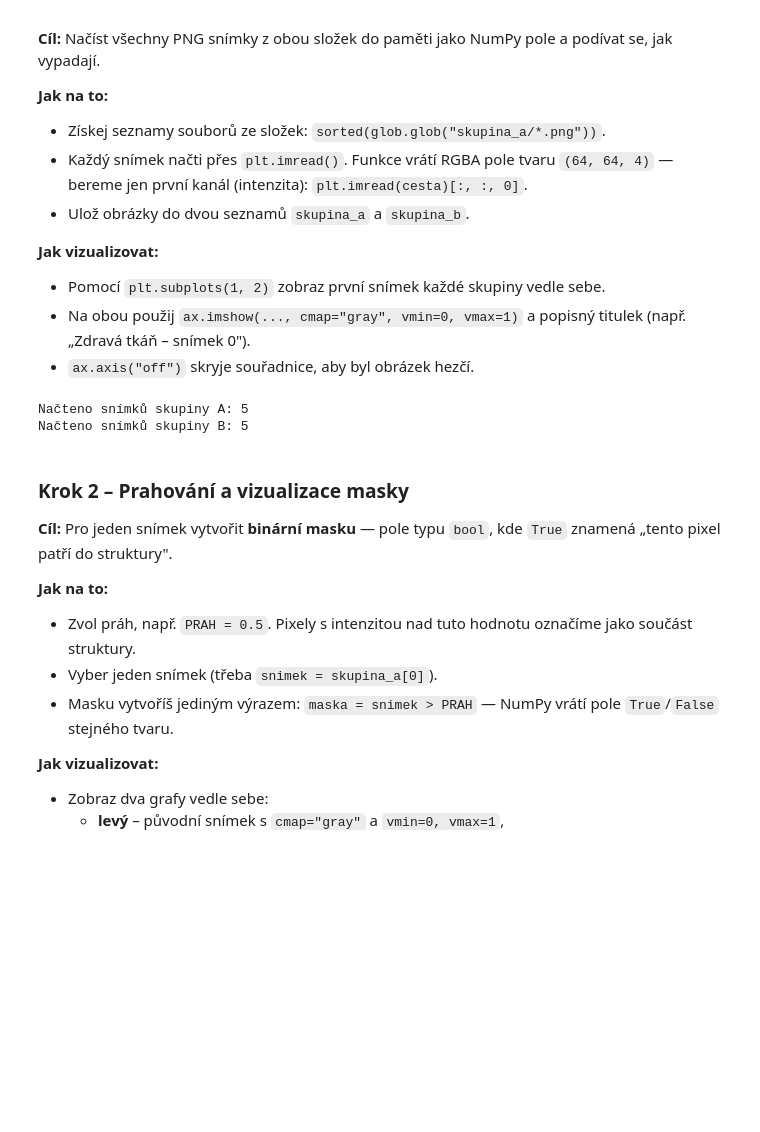
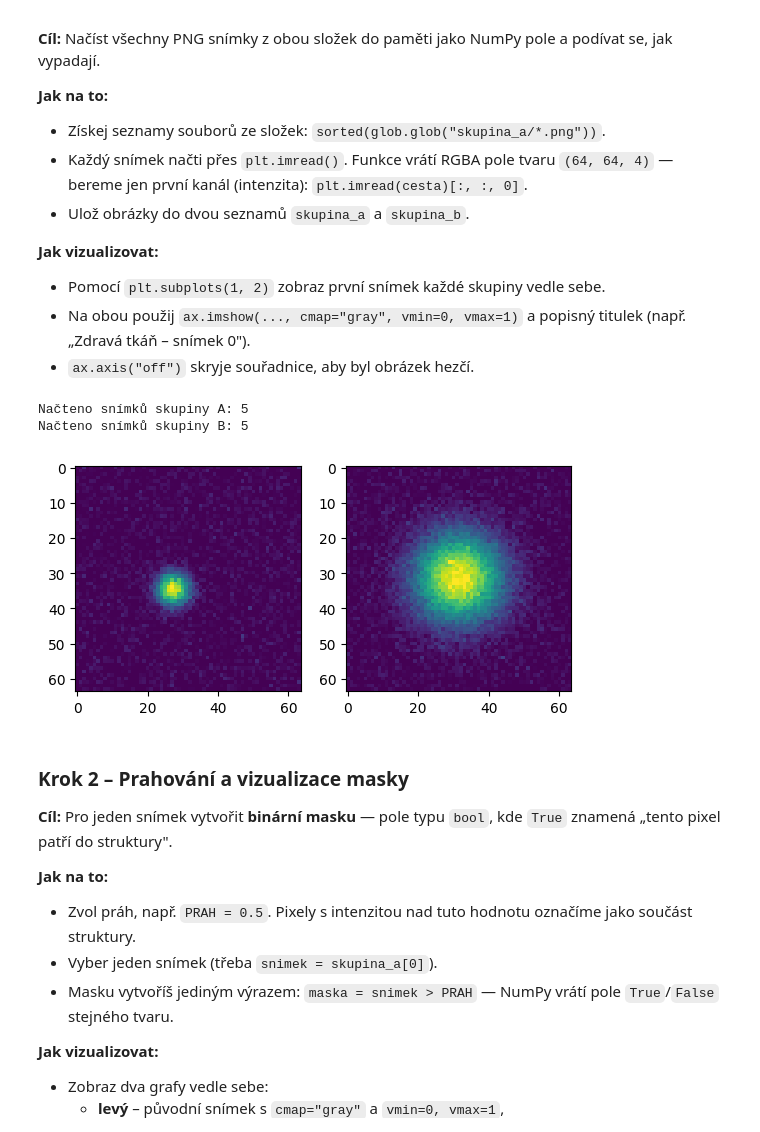
Before and after one commit to 272805prg/prg-exercise-12, a Jupyter notebook: cviceni_12_segmentace.ipynb, the cells around one changed output. Drawn from its saved outputs; the diff is of its cells as text; code cells hidden in the pictures; blank space fills up the shorter version.

```diff
--- a/cviceni_12_segmentace.ipynb
+++ b/cviceni_12_segmentace.ipynb
@@ -68,24 +68,33 @@ Proveď postupně tyto kroky:
 # %%
 %matplotlib inline
 import glob
 import numpy as np
 import matplotlib.pyplot as plt
 
 # 1) Získej seznamy souborů přes glob.glob() (nezapomeň na sorted())
 files_a = sorted(glob.glob("skupina_a/*.png"))
 files_b = sorted(glob.glob("skupina_b/*.png"))
 
 # 2) Načti obrázky — pro každý soubor: plt.imread(cesta)[:, :, 0]
 skupina_a = [plt.imread(f)[:, :, 0] for f in files_a]
 skupina_b = [plt.imread(f)[:, :, 0] for f in files_b]
 
 print(f"Načteno snímků skupiny A: {len(skupina_a)}")
 print(f"Načteno snímků skupiny B: {len(skupina_b)}")
 
 # 3) Zobraz první snímek z každé skupiny vedle sebe
+fig, ax = plt.subplots(1, 2)
+
+ax[0].imshow(skupina_a[0])
+
+ax[1].imshow(skupina_b[0])
+
+
+plt.show()
 # %% [output]
 Načteno snímků skupiny A: 5
 Načteno snímků skupiny B: 5
+[figure, added]
 # %% [markdown]
 ### Krok 2 – Prahování a vizualizace masky
 
```
Also changed, not shown: parts of 3 cells of this notebook, 16 other files.
